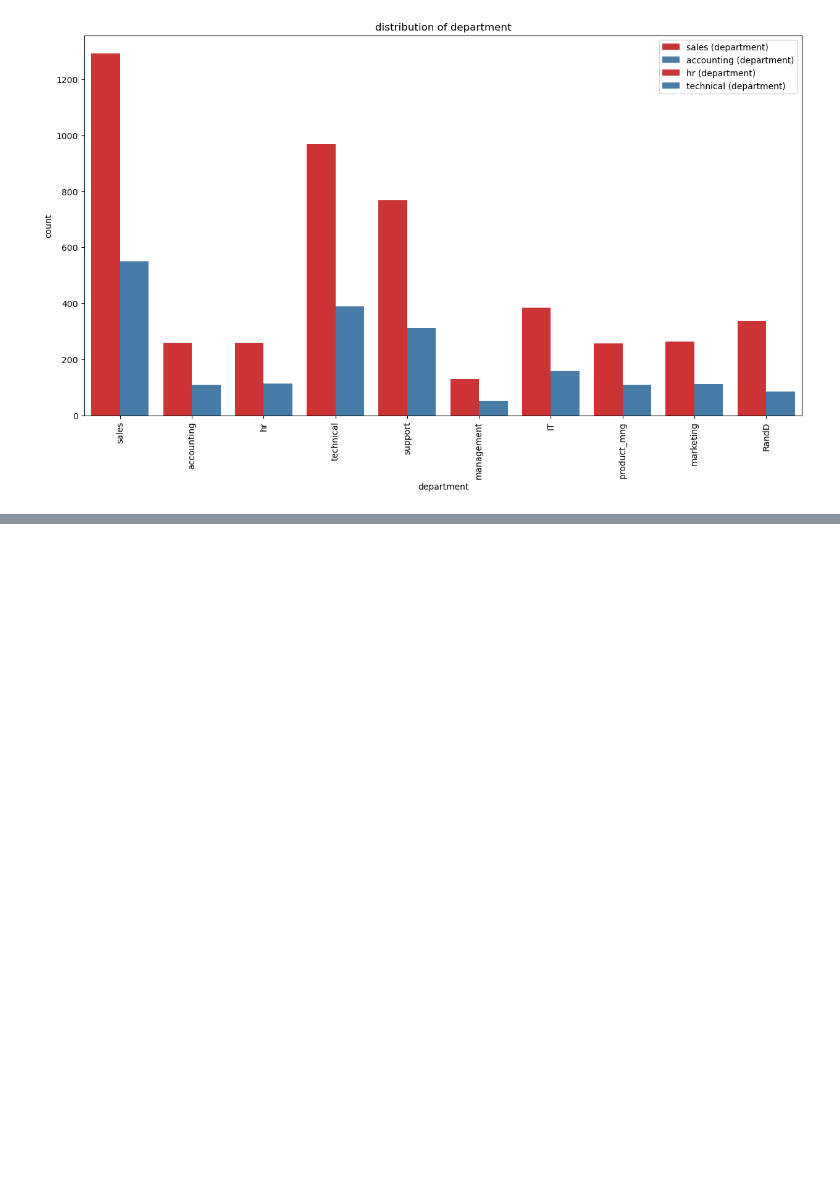
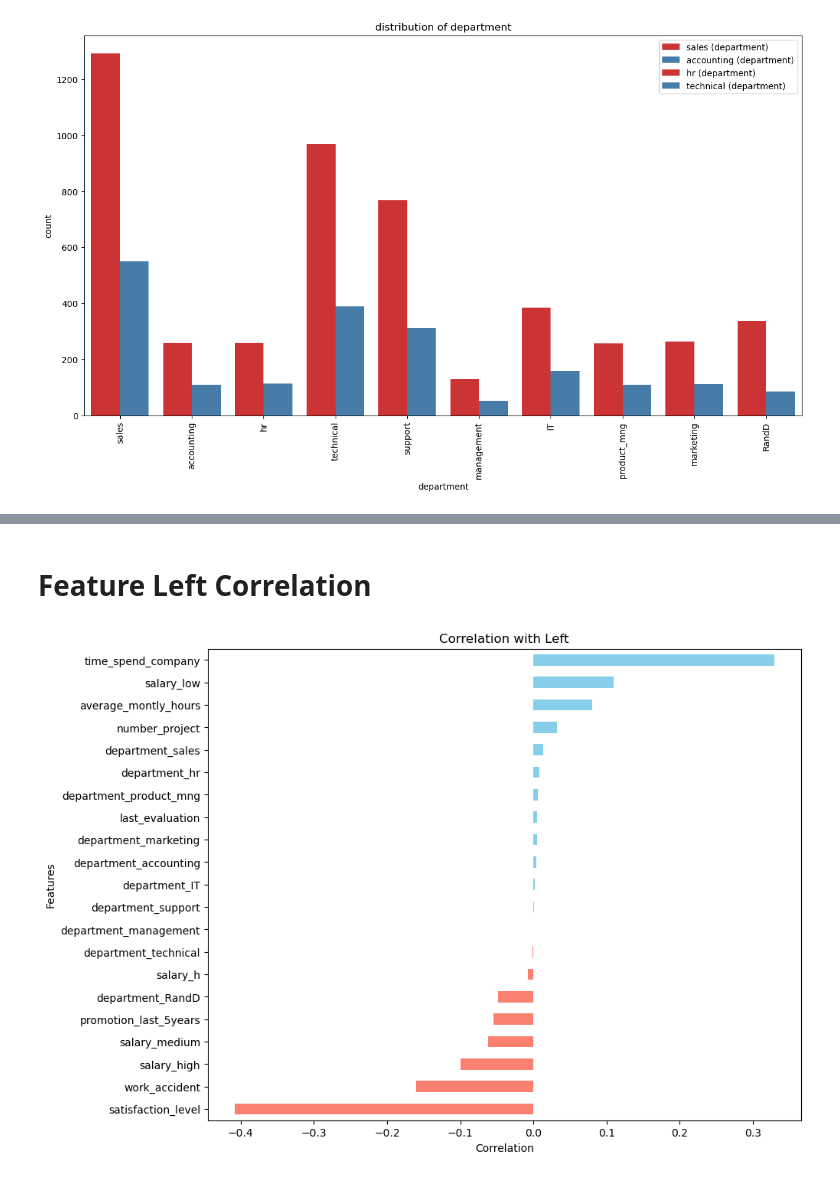
Before and after one commit to HarshRaut9945/Machine-Learning-Project, a Jupyter notebook: Job_Requirement/notebook/HR_Analysis.ipynb, the cells around one changed output, grey strips where cells are left out. Saved outputs shown, nothing was run; the diff lists cells and outputs as text; code cells hidden in the pictures; blank space fills up the shorter version.

```diff
--- a/Job_Requirement/notebook/HR_Analysis.ipynb
+++ b/Job_Requirement/notebook/HR_Analysis.ipynb
@@ -175,0 +187,19 @@ distribution(df,'department')
+# %% [markdown]
+# Feature Left Correlation
+# %%
+def corr_with_left(df):
+    df_encoded = pd.get_dummies(df)
+    correlations = df_encoded.corr()['left'].sort_values()[:-1]
+    colors = ['skyblue' if corr>=0 else 'salmon' for corr in correlations]
+    plt.figure(figsize=(10,8))
+    correlations.plot(kind='barh', color=colors)
+    # Add title and labels
+    plt.title('Correlation with Left')
+    plt.xlabel('Correlation')
+    plt.ylabel('Features')
+
+    # Show the plot
+    plt.show()
+corr_with_left(df)
+# %% [output]
+[figure, added]
```
Also changed, not shown: parts of 4 cells of this notebook, 11 other files.
